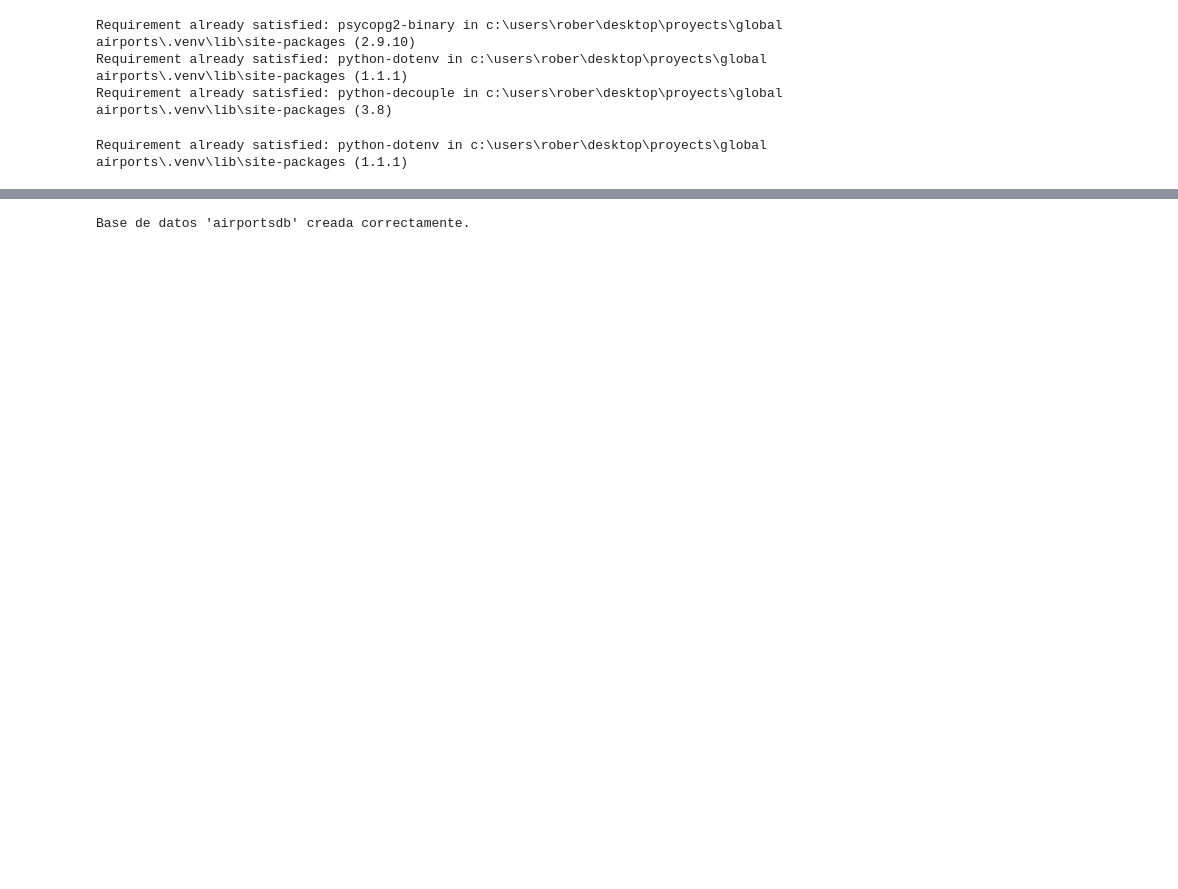
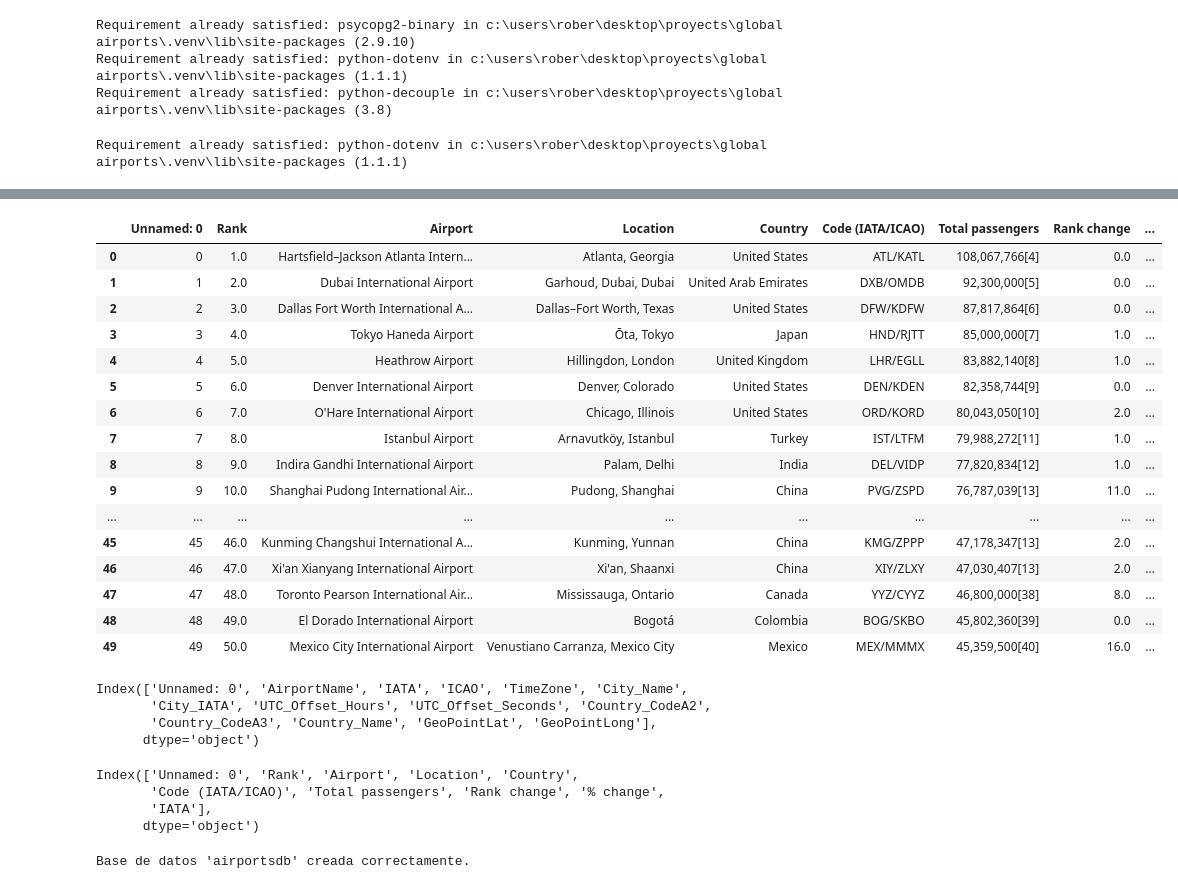
Before and after one commit to Robertoaga0/GlobalAirports, a Jupyter notebook: Database.ipynb, the cells around one changed output, grey strips where cells are left out. Cells and saved outputs as stored; diff of their text form; code cells hidden in the pictures; blank space fills up the shorter version.

```diff
--- a/Database.ipynb
+++ b/Database.ipynb
@@ -17,3 +57,39 @@ import os
+# %%
+passengersdb = pd.read_csv("C:\\Users\\Rober\\Desktop\\PROYECTS\\Global Airports\\CSV\\Cleans\\passengers_clean.csv")
+
+passengersdb
+# %% [output]
+|  | Unnamed: 0 | Rank | Airport | Location | Country | Code (IATA/ICAO) | Total passengers | Rank change | ... |
+| 0 | 0 | 1.0 | Hartsfield–Jackson Atlanta Intern... | Atlanta, Georgia | United States | ATL/KATL | 108,067,766[4] | 0.0 | ... |
+| 1 | 1 | 2.0 | Dubai International Airport | Garhoud, Dubai, Dubai | United Arab Emirates | DXB/OMDB | 92,300,000[5] | 0.0 | ... |
+| 2 | 2 | 3.0 | Dallas Fort Worth International A... | Dallas–Fort Worth, Texas | United States | DFW/KDFW | 87,817,864[6] | 0.0 | ... |
+| 3 | 3 | 4.0 | Tokyo Haneda Airport | Ōta, Tokyo | Japan | HND/RJTT | 85,000,000[7] | 1.0 | ... |
+| 4 | 4 | 5.0 | Heathrow Airport | Hillingdon, London | United Kingdom | LHR/EGLL | 83,882,140[8] | 1.0 | ... |
+| 5 | 5 | 6.0 | Denver International Airport | Denver, Colorado | United States | DEN/KDEN | 82,358,744[9] | 0.0 | ... |
+| 6 | 6 | 7.0 | O'Hare International Airport | Chicago, Illinois | United States | ORD/KORD | 80,043,050[10] | 2.0 | ... |
+| 7 | 7 | 8.0 | Istanbul Airport | Arnavutköy, Istanbul | Turkey | IST/LTFM | 79,988,272[11] | 1.0 | ... |
+| 8 | 8 | 9.0 | Indira Gandhi International Airport | Palam, Delhi | India | DEL/VIDP | 77,820,834[12] | 1.0 | ... |
+| 9 | 9 | 10.0 | Shanghai Pudong International Air... | Pudong, Shanghai | China | PVG/ZSPD | 76,787,039[13] | 11.0 | ... |
+| ... | ... | ... | ... | ... | ... | ... | ... | ... | ... |
+| 45 | 45 | 46.0 | Kunming Changshui International A... | Kunming, Yunnan | China | KMG/ZPPP | 47,178,347[13] | 2.0 | ... |
+| 46 | 46 | 47.0 | Xi'an Xianyang International Airport | Xi'an, Shaanxi | China | XIY/ZLXY | 47,030,407[13] | 2.0 | ... |
+| 47 | 47 | 48.0 | Toronto Pearson International Air... | Mississauga, Ontario | Canada | YYZ/CYYZ | 46,800,000[38] | 8.0 | ... |
+| 48 | 48 | 49.0 | El Dorado International Airport | Bogotá | Colombia | BOG/SKBO | 45,802,360[39] | 0.0 | ... |
+| 49 | 49 | 50.0 | Mexico City International Airport | Venustiano Carranza, Mexico City | Mexico | MEX/MMMX | 45,359,500[40] | 16.0 | ... |
+# %%
+airportsdb.columns
+# %% [output]
+Index(['Unnamed: 0', 'AirportName', 'IATA', 'ICAO', 'TimeZone', 'City_Name',
+       'City_IATA', 'UTC_Offset_Hours', 'UTC_Offset_Seconds', 'Country_CodeA2',
+       'Country_CodeA3', 'Country_Name', 'GeoPointLat', 'GeoPointLong'],
+      dtype='object')
+# %%
+passengersdb.columns
+# %% [output]
+Index(['Unnamed: 0', 'Rank', 'Airport', 'Location', 'Country',
+       'Code (IATA/ICAO)', 'Total passengers', 'Rank change', '% change',
+       'IATA'],
+      dtype='object')
 # %%
 import psycopg2
 
```
Also changed, not shown: parts of 4 cells of this notebook, 1 other file.
